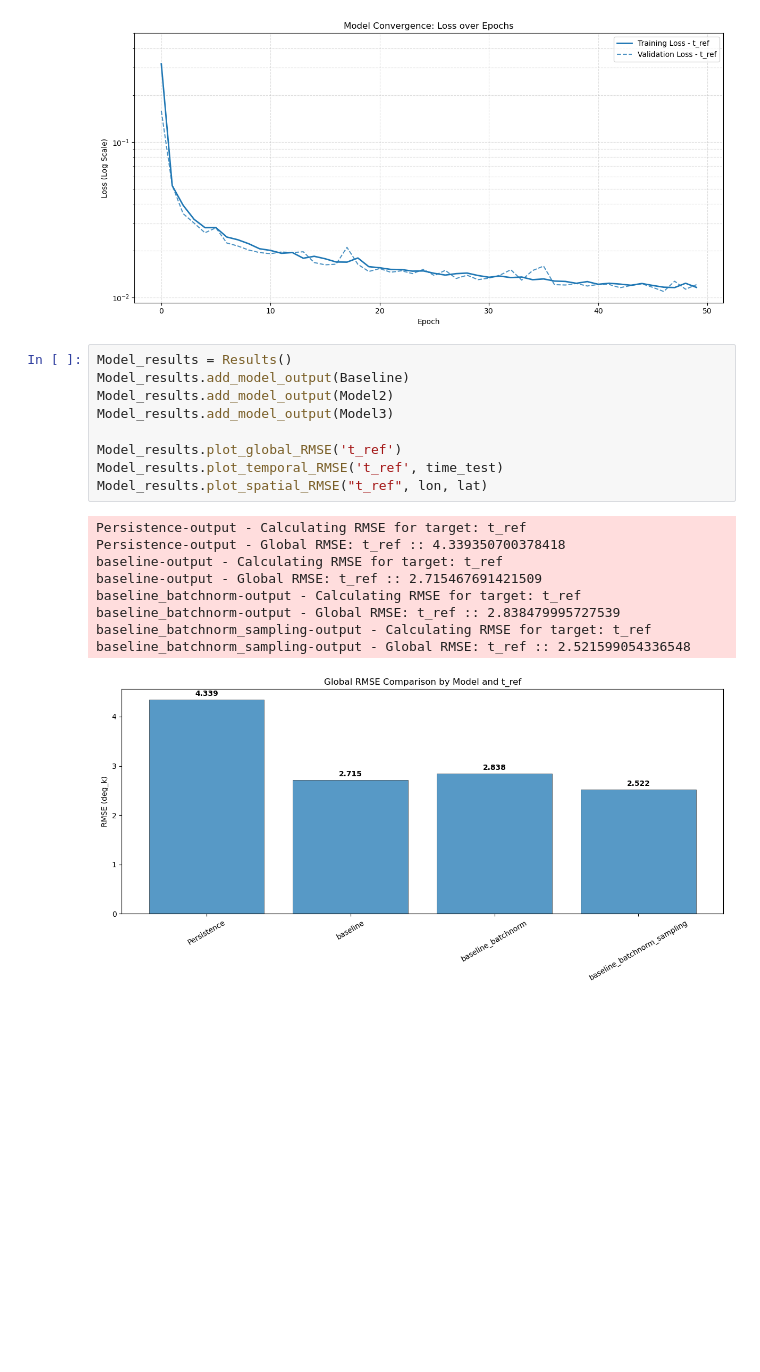
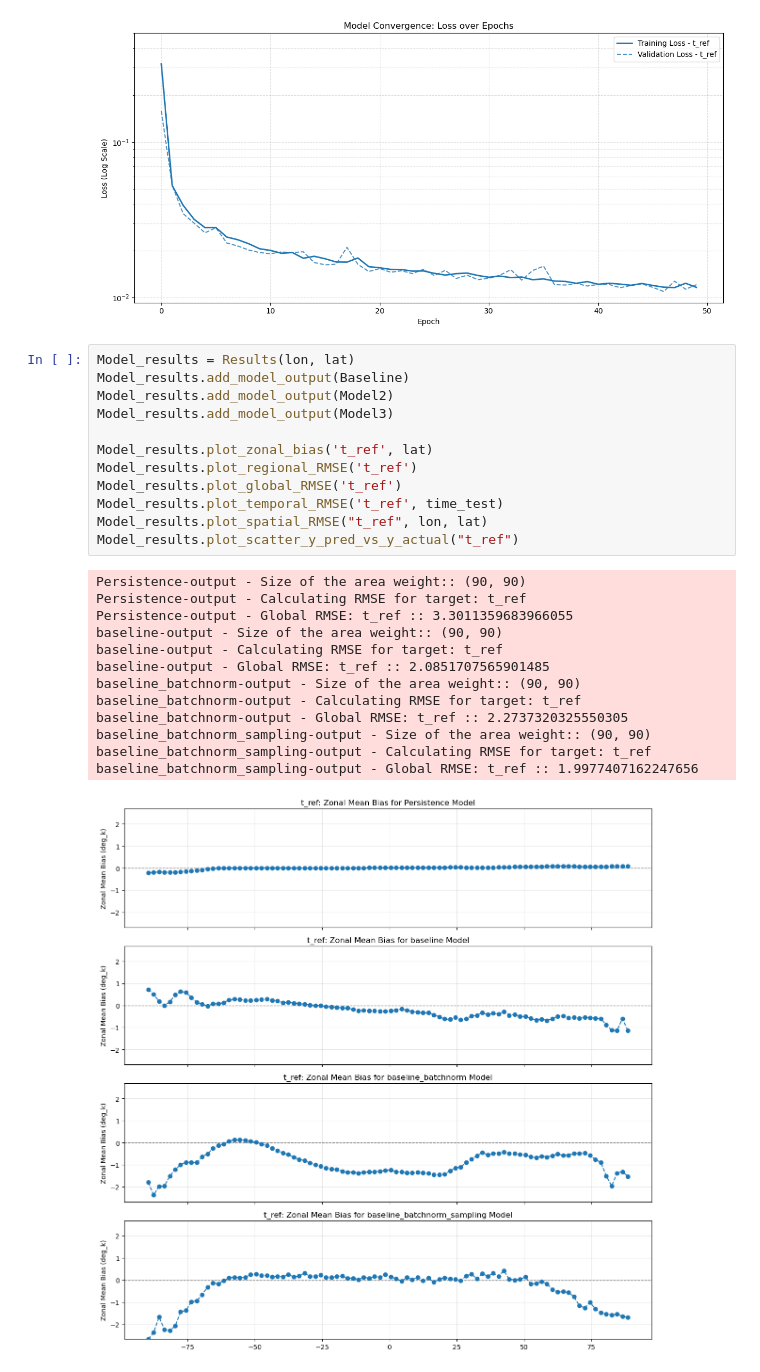
Before and after one commit to uramirez8707/SPEAR_emulator, a Jupyter notebook: Phase1.ipynb, the cells around one changed output. Drawn from its saved outputs; the diff is of its cells as text; blank space fills up the shorter version.

Commit message:
Push code to prepare for hypertuning, regenerate plot for phase1 using the weighted rmse points

```diff
--- a/Phase1.ipynb
+++ b/Phase1.ipynb
@@ -103,21 +103,28 @@ baseline_batchnorm_sampling - Inputs: ['t_ref(t-3)', 't_ref(t-2)', 't_ref(t-1)',
 baseline_batchnorm_sampling - Targets: ['t_ref']
 [figure]
 # %%
-Model_results = Results()
+Model_results = Results(lon, lat)
 Model_results.add_model_output(Baseline)
 Model_results.add_model_output(Model2)
 Model_results.add_model_output(Model3)
 
+Model_results.plot_zonal_bias('t_ref', lat)
+Model_results.plot_regional_RMSE('t_ref')
 Model_results.plot_global_RMSE('t_ref')
 Model_results.plot_temporal_RMSE('t_ref', time_test)
 Model_results.plot_spatial_RMSE("t_ref", lon, lat)
+Model_results.plot_scatter_y_pred_vs_y_actual("t_ref")
 # %% [output]
+Persistence-output - Size of the area weight:: (90, 90)
 Persistence-output - Calculating RMSE for target: t_ref
-Persistence-output - Global RMSE: t_ref :: 4.339350700378418
+Persistence-output - Global RMSE: t_ref :: 3.3011359683966055
+baseline-output - Size of the area weight:: (90, 90)
 baseline-output - Calculating RMSE for target: t_ref
-baseline-output - Global RMSE: t_ref :: 2.715467691421509
+baseline-output - Global RMSE: t_ref :: 2.0851707565901485
+baseline_batchnorm-output - Size of the area weight:: (90, 90)
 baseline_batchnorm-output - Calculating RMSE for target: t_ref
-baseline_batchnorm-output - Global RMSE: t_ref :: 2.838479995727539
+baseline_batchnorm-output - Global RMSE: t_ref :: 2.2737320325550305
+baseline_batchnorm_sampling-output - Size of the area weight:: (90, 90)
 baseline_batchnorm_sampling-output - Calculating RMSE for target: t_ref
-baseline_batchnorm_sampling-output - Global RMSE: t_ref :: 2.521599054336548
+baseline_batchnorm_sampling-output - Global RMSE: t_ref :: 1.9977407162247656
-[figure, old version]
+[figure, new version]
```
Also changed, not shown: parts of 2 cells of this notebook, 2 other files.
